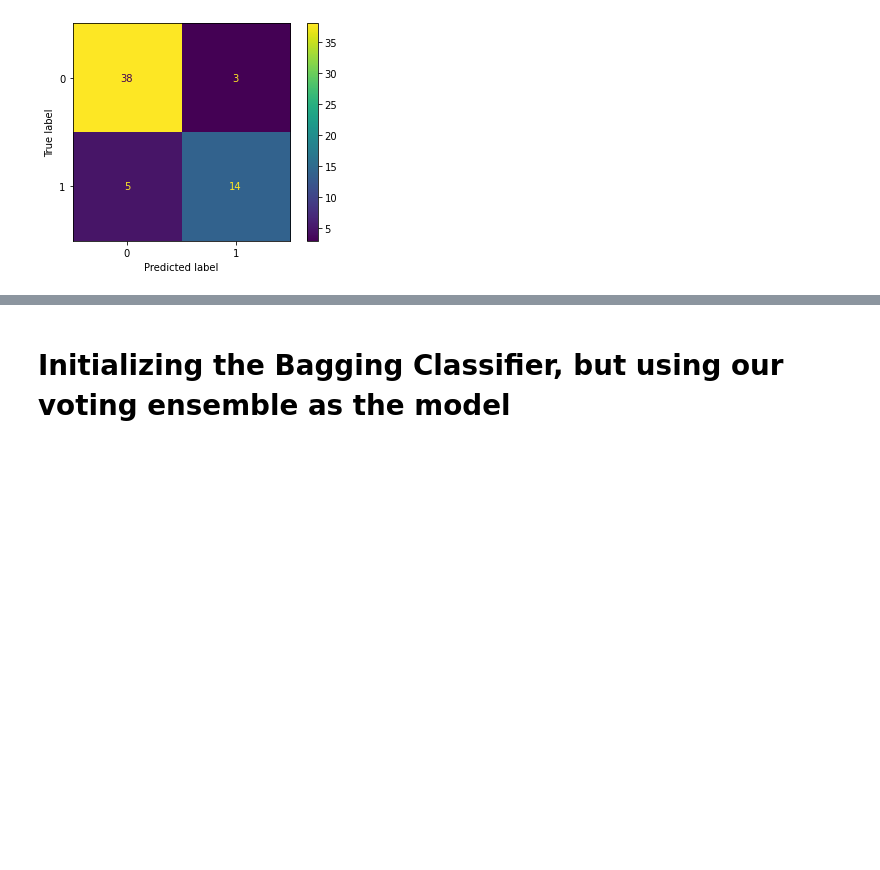
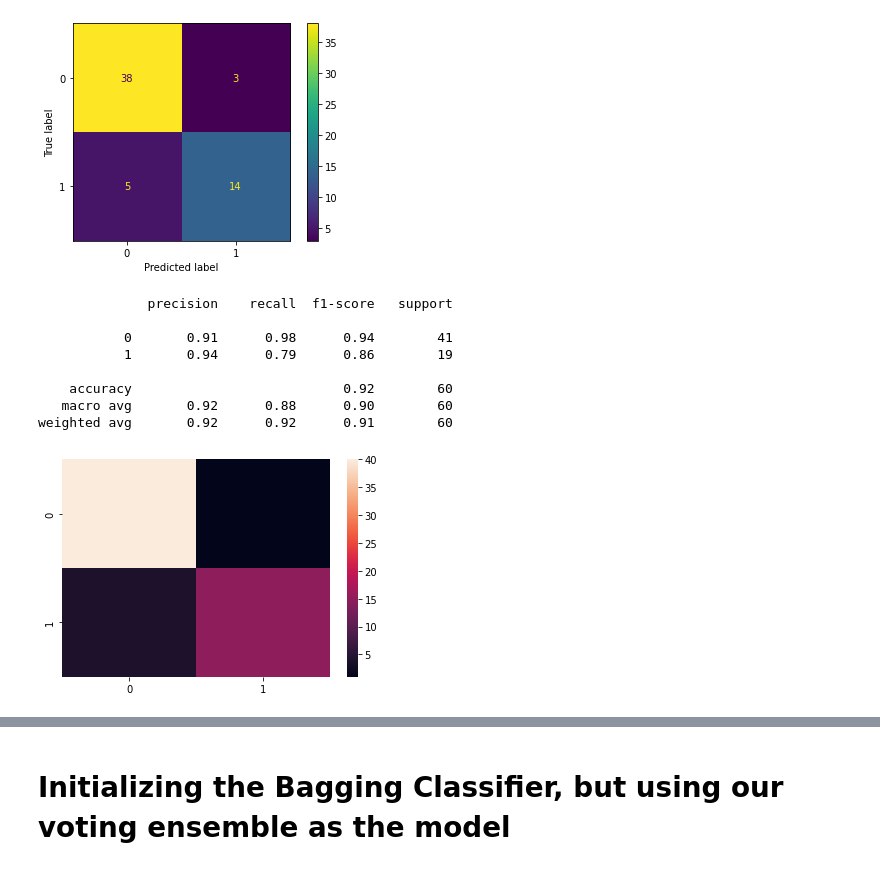
Before and after one commit to btully12/CS430-Class-Notebooks, a Jupyter notebook: Final_Project_BJT/Final_P_heart.ipynb, the cells around one changed output, grey strips where cells are left out. Drawn from its saved outputs; the diff is of its cells as text; code cells hidden in the pictures; blank space fills up the shorter version.

```diff
--- a/Final_Project_BJT/Final_P_heart.ipynb
+++ b/Final_Project_BJT/Final_P_heart.ipynb
@@ -280,3 +279,25 @@ disp.plot()
 plt.show()
 # %% [output]
 [figure]
+# %%
+log_clf.fit(X_test,y_test)
+y_pred = log_clf.predict(X_test)
+
+y_pred = y_pred>0.5
+
+from sklearn.metrics import confusion_matrix,classification_report
+
+sns.heatmap(confusion_matrix(y_test,y_pred))
+
+
+print(classification_report(y_test,y_pred))
+# %% [output]
+              precision    recall  f1-score   support
+
+           0       0.91      0.98      0.94        41
+           1       0.94      0.79      0.86        19
+
+    accuracy                           0.92        60
+   macro avg       0.92      0.88      0.90        60
+weighted avg       0.92      0.92      0.91        60
+[figure, added]
```
Also changed, not shown: parts of 21 cells of this notebook, 1 other file.
